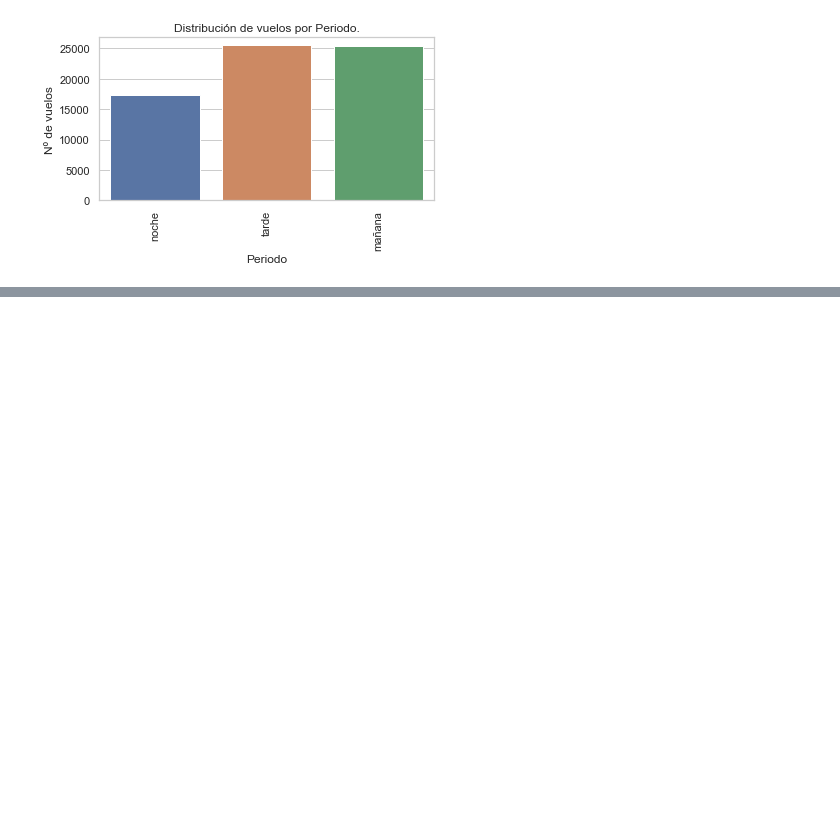
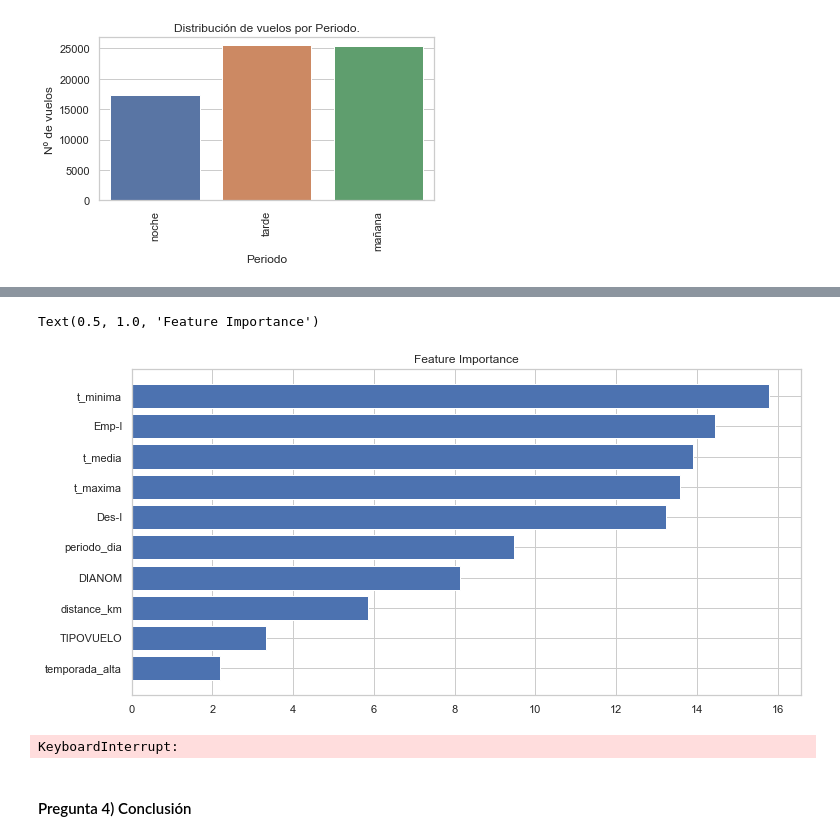
Before and after one commit to likkens/ch-neuralworks, a Jupyter notebook: Challenge-Atrasos.ipynb, the cells around one changed output, grey strips where cells are left out. Saved outputs shown, nothing was run; the diff lists cells and outputs as text; code cells hidden in the pictures; blank space fills up the shorter version.

```diff
--- a/Challenge-Atrasos.ipynb
+++ b/Challenge-Atrasos.ipynb
@@ -278,0 +568,10 @@ Name: periodo_dia, dtype: int64
+# %%
+feature_importance = model2.get_feature_importance()
+sorted_idx = np.argsort(feature_importance)
+fig = plt.figure(figsize=(12, 6))
+plt.barh(range(len(sorted_idx)), feature_importance[sorted_idx], align='center')
+plt.yticks(range(len(sorted_idx)), np.array(X_test.columns)[sorted_idx])
+plt.title('Feature Importance')
+# %% [output]
+Text(0.5, 1.0, 'Feature Importance')
+[figure, added]
@@ -278,0 +584,8 @@ Name: periodo_dia, dtype: int64
+# %%
+model3 = CatBoostClassifier(auto_class_weights='Balanced')
+Grid_Catboost = GridSearchCV(estimator = model3, param_grid=parameters, cv= 10, n_jobs=-1, scoring='recall')
+Grid_Catboost.fit(X_train, y_train, cat_features = cat_features)
+# %% [output]
+KeyboardInterrupt:
+# %% [markdown]
+#### Pregunta 4) Conclusión
```
Also changed, not shown: parts of 64 cells of this notebook.
